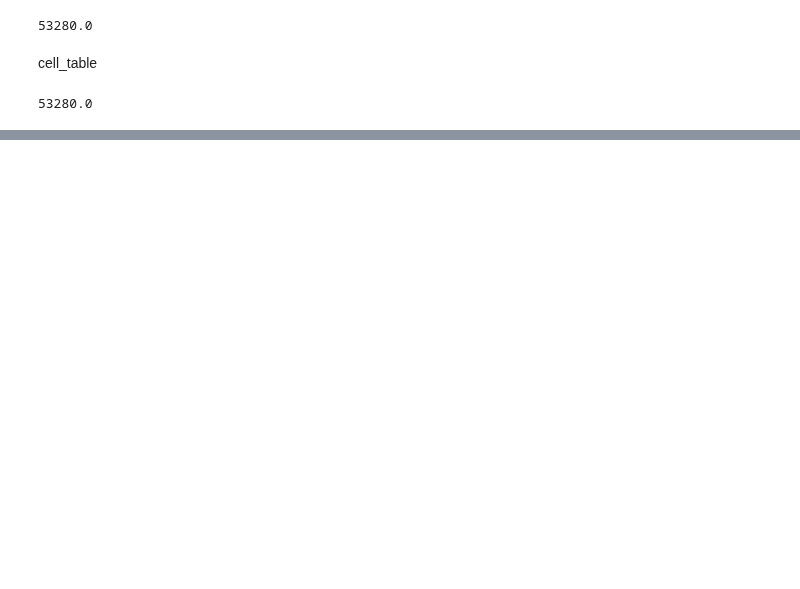
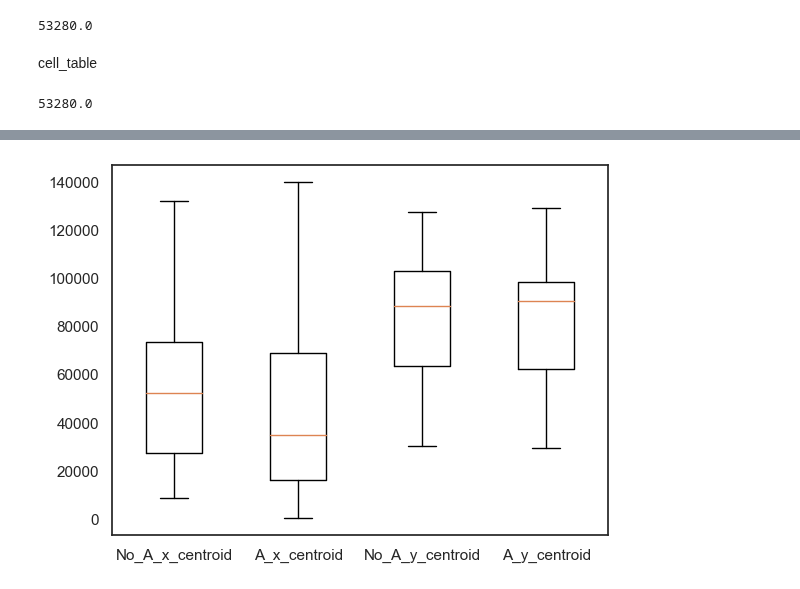
Before and after one commit to Jawagnercarena/Assembly_Organization, a Jupyter notebook: AssemblyPaperFigures/FigureCode/Figure5/connectivity_graph_code_cell_assemblies.ipynb, the cells around one changed output, grey strips where cells are left out. Cells and saved outputs as stored; diff of their text form; code cells hidden in the pictures; blank space fills up the shorter version.

```diff
--- a/AssemblyPaperFigures/FigureCode/Figure5/connectivity_graph_code_cell_assemblies.ipynb
+++ b/AssemblyPaperFigures/FigureCode/Figure5/connectivity_graph_code_cell_assemblies.ipynb
@@ -531,0 +1208,6 @@ NameError: name 'plt' is not defined
+# %%
+x_pos = np.mean(cell_table['pt_position_x_trafo'])
+y_pos = np.mean(cell_table['pt_position_y_trafo'])
+
+cent_dist_no_a = []
+cent_dist_a = []
@@ -531,0 +1218,20 @@ NameError: name 'plt' is not defined
+# %%
+import math
+for cell in mappings['assemblies_by_connectome_index']:
+    if mappings['assemblies_by_connectome_index'][cell] == ['No A']:
+        cent_dist_no_a.append([ np.linalg.norm(cell_table['pt_position_x_trafo'][cell] -  x_pos), np.linalg.norm(cell_table['pt_position_y_trafo'][cell] - y_pos)])
+    else:
+        cent_dist_a.append([np.linalg.norm(cell_table['pt_position_x_trafo'][cell] - x_pos), np.linalg.norm(cell_table['pt_position_y_trafo'][cell] -  y_pos)])
+# %%
+x_dist_no_a = [x[0] for x in cent_dist_no_a]
+y_dist_no_a = [x[1] for x in cent_dist_no_a]
+x_dist_a = [x1[0] for x1 in cent_dist_a]
+y_dist_a = [x1[1] for x1 in cent_dist_a]
+# %%
+import scipy
+plt.boxplot([x_dist_no_a, x_dist_a, y_dist_no_a, y_dist_a], labels= ['No_A_x_centroid', 'A_x_centroid', 'No_A_y_centroid', 'A_y_centroid'])
+
+p_val, stats = scipy.stats.ranksums(x_dist_no_a, x_dist_a)
+p_val_2, stats_2 = scipy.stats.ranksums(y_dist_no_a, y_dist_a)
+# %% [output]
+[figure, added]
```
Also changed, not shown: parts of 55 cells of this notebook, 41 other files.
